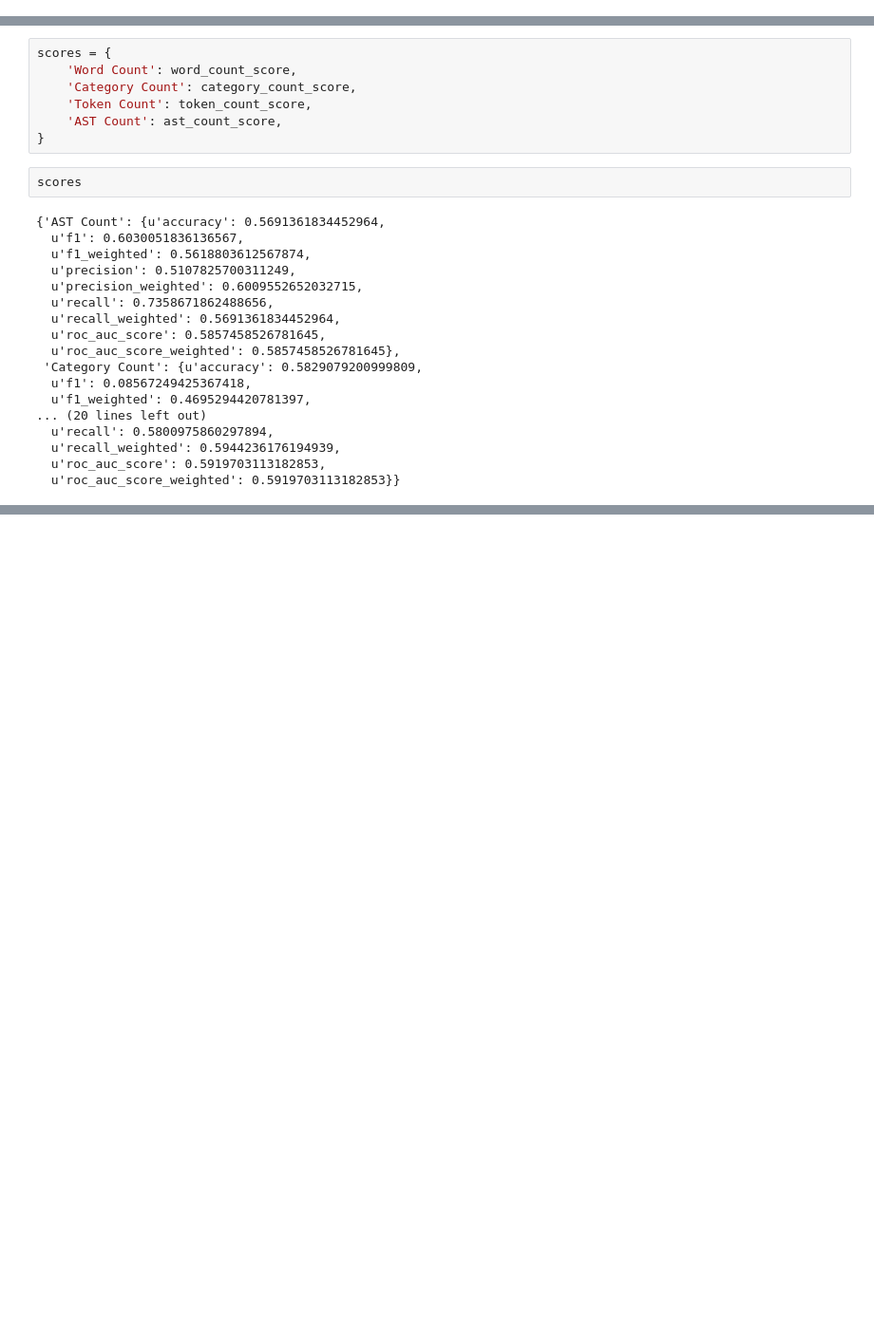
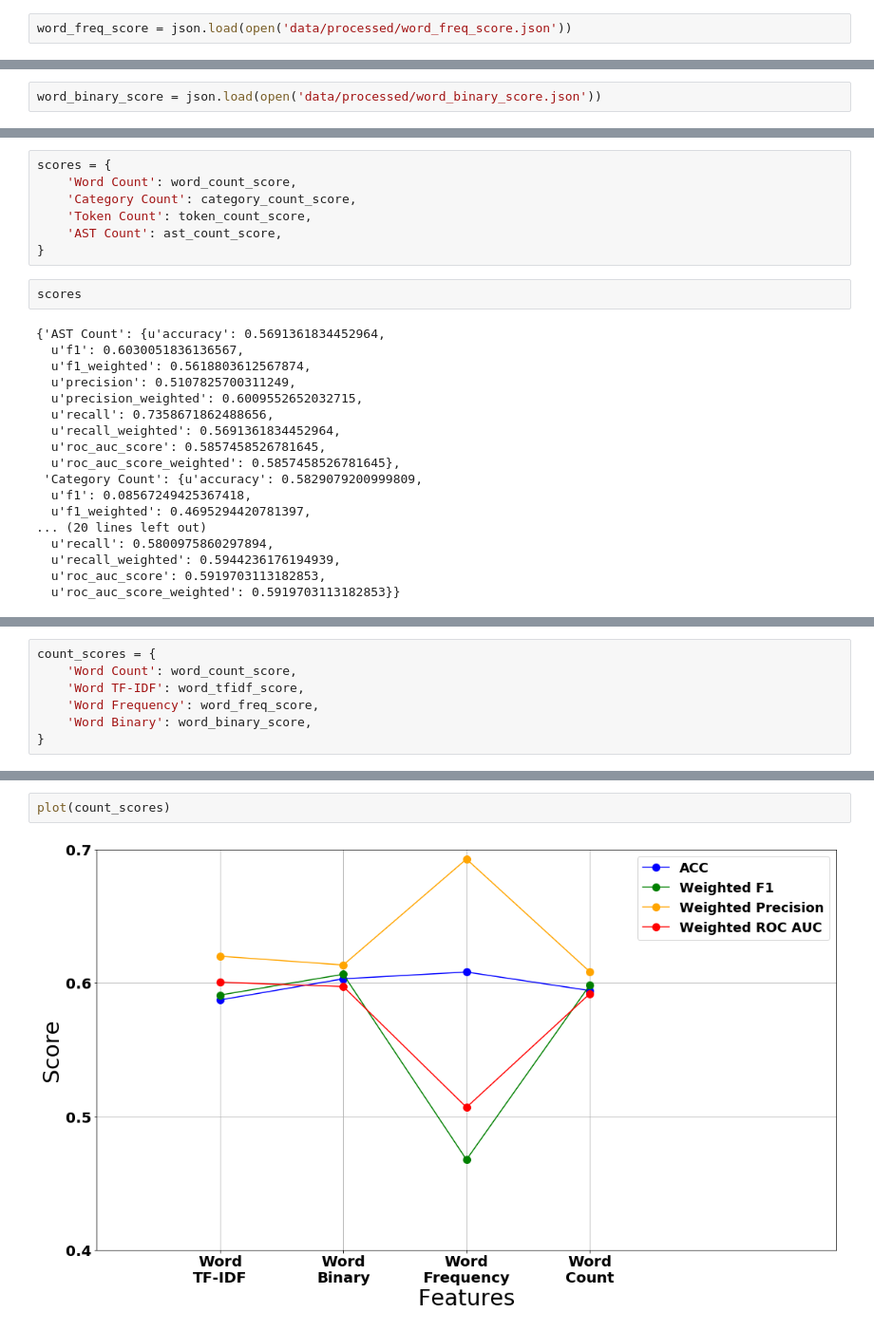
Before and after one commit to dazcona/user2code2vec, a Jupyter notebook: code2vec BOW (Train & Score).ipynb, the cells around one changed output, grey strips where cells are left out. Shown at 95% size. Drawn from its saved outputs; the diff is of its cells as text; blank space fills up the shorter version.

```diff
--- a/code2vec BOW (Train & Score).ipynb
+++ b/code2vec BOW (Train & Score).ipynb
@@ -205,0 +271,2 @@ ast_count_score = json.load(open('data/processed/ast_count_score.json'))
+# %%
+word_freq_score = json.load(open('data/processed/word_freq_score.json'))
@@ -206,3 +276,5 @@ ast_count_score = json.load(open('data/processed/ast_count_score.json'))
+# %%
+word_binary_score = json.load(open('data/processed/word_binary_score.json'))
 # %% [markdown]
 Dictionary:
 # %%
@@ -262,0 +335,7 @@ plot(scores)
+# %%
+count_scores = {
+    'Word Count': word_count_score,
+    'Word TF-IDF': word_tfidf_score,
+    'Word Frequency': word_freq_score,
+    'Word Binary': word_binary_score,
+}
@@ -262,0 +362,4 @@ plot(scores)
+# %%
+plot(count_scores)
+# %% [output]
+[figure, added]
```
Also changed, not shown: parts of 20 cells of this notebook, 1 other file.
